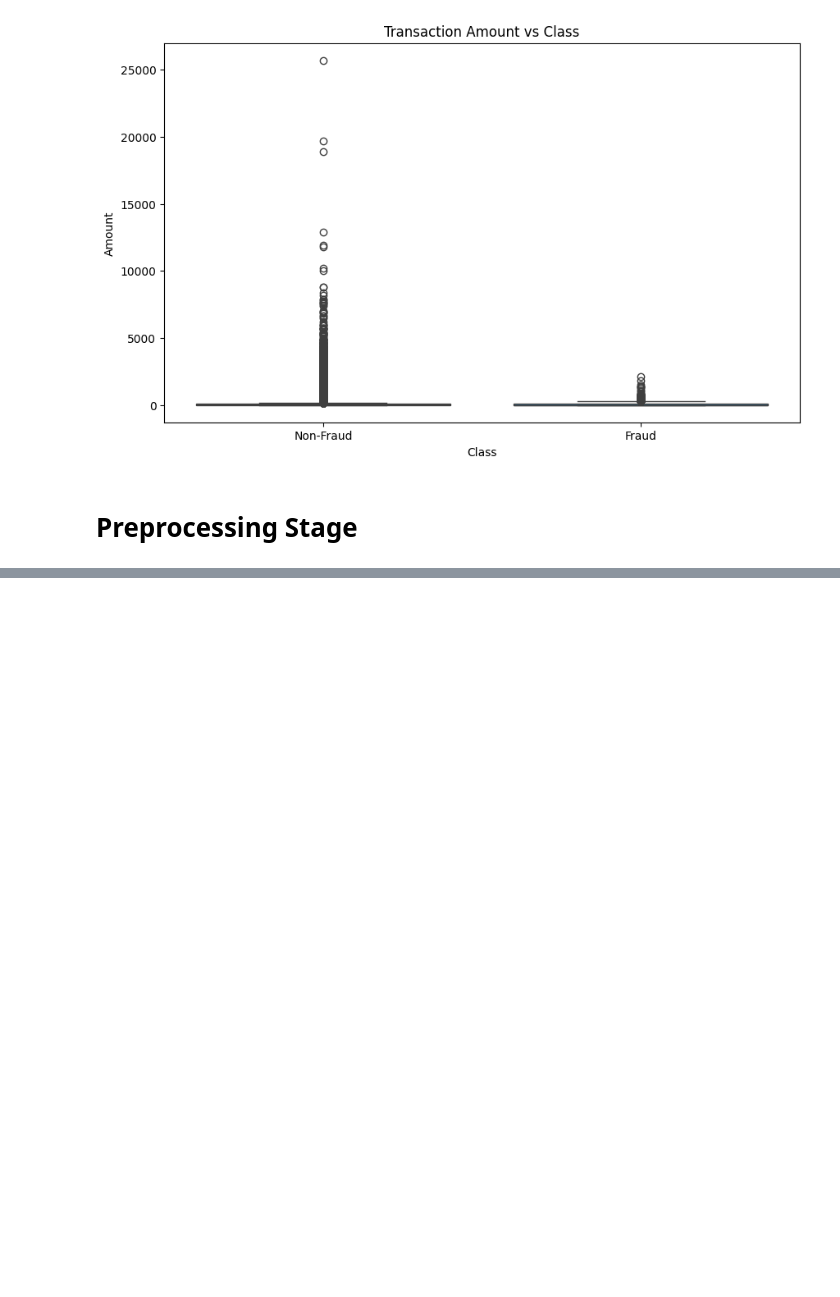
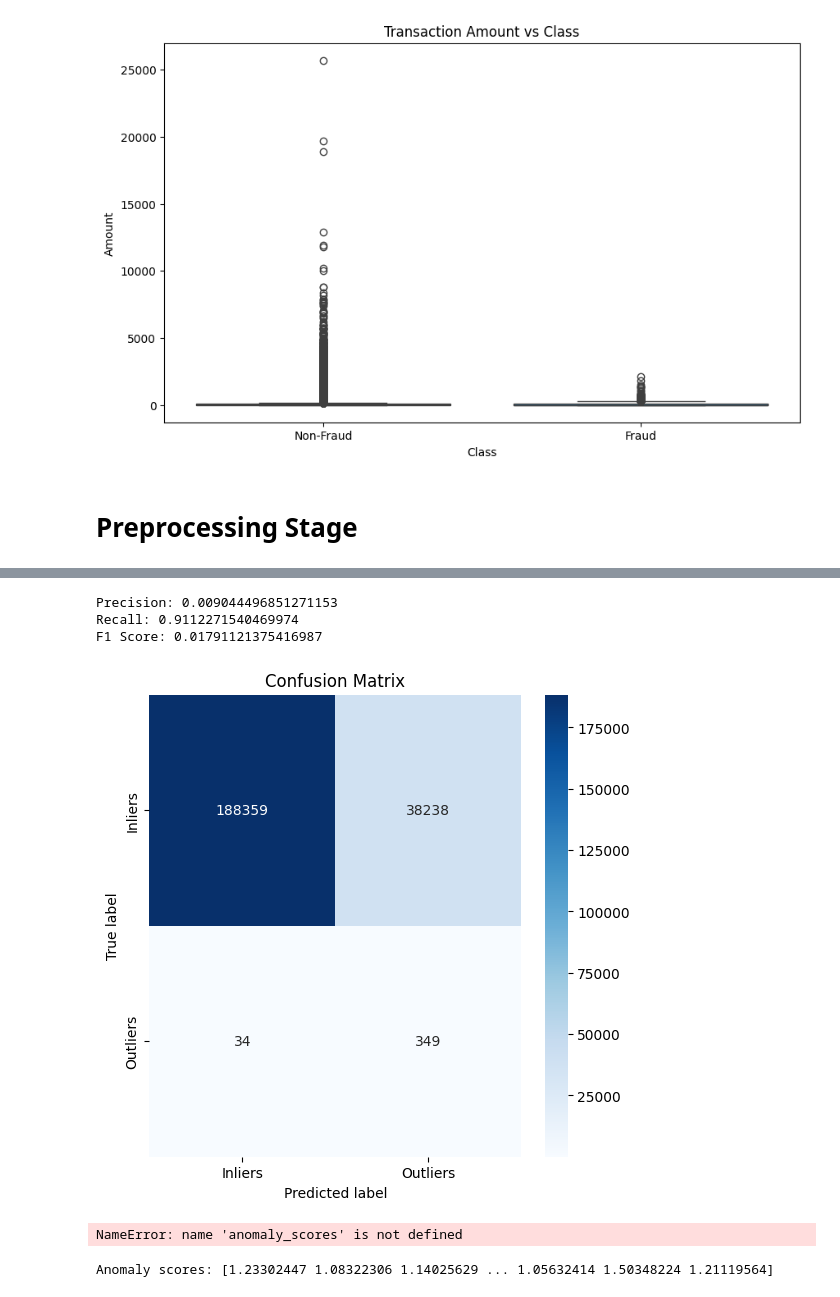
Before and after one commit to franchaise/project, a Jupyter notebook: credit_project.ipynb, the cells around one changed output, grey strips where cells are left out. Drawn from its saved outputs; the diff is of its cells as text; code cells hidden in the pictures; blank space fills up the shorter version.

```diff
--- a/credit_project.ipynb
+++ b/credit_project.ipynb
@@ -236,0 +322,43 @@ print(data_df.head())
+# %%
+#Model 2: Local Outlier Factor
+
+# Initialize the LOF model
+lof = LocalOutlierFactor(n_neighbors=300, contamination=0.17, novelty=False)
+
+# Fit the model and predict outliers
+y_pred = lof.fit_predict(X_train)
+
+# Convert predictions to binary labels (1 for outliers, 0 for inliers)
+y_pred_converted = np.where(y_pred == 1, 0, 1)
+
+# Calculate evaluation metrics
+precision = precision_score(y_train, y_pred_converted, pos_label=1)
+recall = recall_score(y_train, y_pred_converted, pos_label=1)
+f1 = f1_score(y_train, y_pred_converted, pos_label=1)
+
+# Output the evaluation metrics
+print(f"Precision: {precision}")
+print(f"Recall: {recall}")
+print(f"F1 Score: {f1}")
+
+# Anomaly scores can be approximated using the negative outlier factor. The lower, the more abnormal.
+lof_anomaly_scores = -lof.negative_outlier_factor_
+
+# Visualize the confusion matrix
+cm = confusion_matrix(y_train, y_pred_converted)
+plt.figure(figsize=(6,6))
+sns.heatmap(cm, annot=True, fmt="d", cmap="Blues", xticklabels=['Inliers', 'Outliers'], yticklabels=['Inliers', 'Outliers'])
+plt.ylabel('True label')
+plt.xlabel('Predicted label')
+plt.title('Confusion Matrix')
+plt.show()
+# %% [output]
+Precision: 0.009044496851271153
+Recall: 0.9112271540469974
+F1 Score: 0.01791121375416987
+[figure, added]
+NameError: name 'anomaly_scores' is not defined
+# %%
+print("Anomaly scores:", lof_anomaly_scores)
+# %% [output]
+Anomaly scores: [1.23302447 1.08322306 1.14025629 ... 1.05632414 1.50348224 1.21119564]
```
Also changed, not shown: parts of 11 cells of this notebook.
